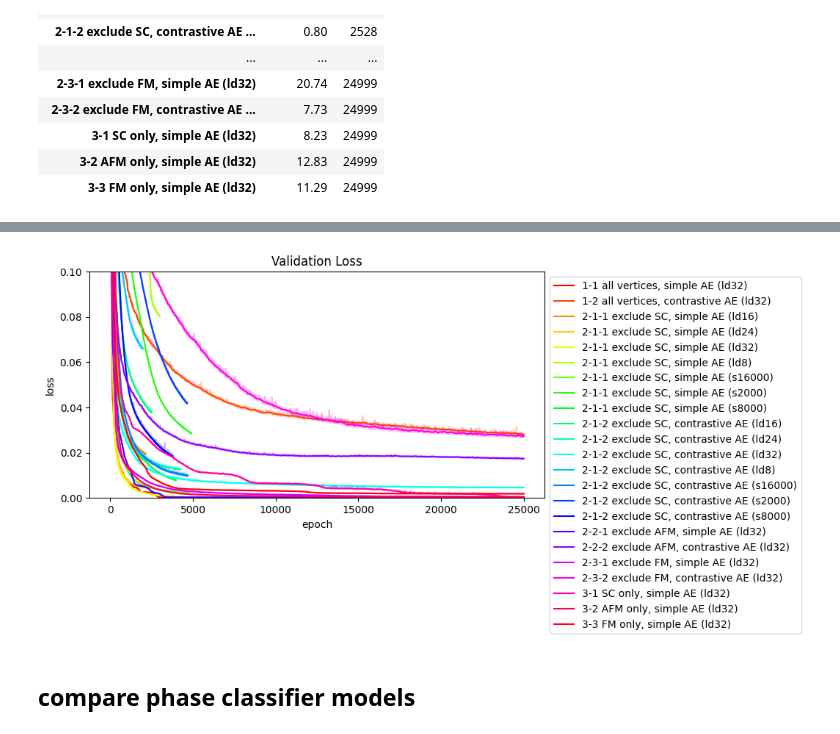
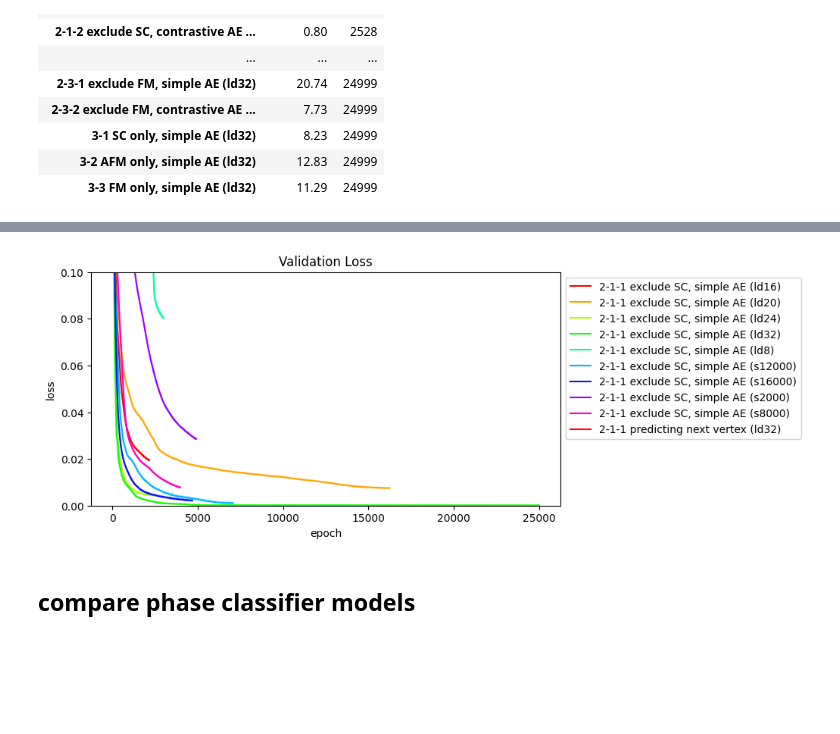
Before and after one commit to DanielSpringer/PhysML, a Jupyter notebook: notebooks/vertex/plot_results.ipynb, the cells around one changed output, grey strips where cells are left out. Drawn from its saved outputs; the diff is of its cells as text; code cells hidden in the pictures; blank space fills up the shorter version.

Commit message:
next-vertex model analysis

```diff
--- a/notebooks/vertex/plot_results.ipynb
+++ b/notebooks/vertex/plot_results.ipynb
@@ -168,3 +178,32 @@ tensorboard_stats
 | 3-1 SC only, simple AE (ld32) | 8.23 | 24999 |
 | 3-2 AFM only, simple AE (ld32) | 12.83 | 24999 |
 | 3-3 FM only, simple AE (ld32) | 11.29 | 24999 |
+# %%
+from pathlib import Path
+
+base_path = '/gpfs/data/fs71925/shepp123/PhysML/saves/vertex_24x6/run_results/'
+folders = sorted([f.name for f in Path(base_path).iterdir() if f.is_dir()])
+labels = {
+    '1_1': '1-1 all vertices, simple AE',
+    '1_2': '1-2 all vertices, contrastive AE',
+    '2_1_1': '2-1-1 exclude SC, simple AE',
+    '2_1_1_nextTp': '2-1-1 predicting next vertex',
+    '2_1_2': '2-1-2 exclude SC, contrastive AE',
+    '2_2_1': '2-2-1 exclude AFM, simple AE',
+    '2_2_2': '2-2-2 exclude AFM, contrastive AE',
+    '2_3_1': '2-3-1 exclude FM, simple AE',
+    '2_3_2': '2-3-2 exclude FM, contrastive AE',
+    '3_1': '3-1 SC only, simple AE',
+    '3_2': '3-2 AFM only, simple AE',
+    '3_3': '3-3 FM only, simple AE',
+}
+
+filtered_folders = folders  # set this to plot only some runs
+filtered_labels = []
+for f in filtered_folders:
+    fsplit = f.split('_')
+    pref, suff = '_'.join(fsplit[:-1]), fsplit[-1]
+    filtered_labels.append(f"{labels[pref]} ({suff})")
+tensorboard_data = vis.get_tensorboard_data(base_path, filtered_folders, filtered_labels)
+tensorboard_stats = vis.get_tensorboard_statistics(tensorboard_data)
+tensorboard_stats
@@ -171,7 +229,9 @@ tensorboard_stats
 # %%
-vis.plot_loss_progress(tensorboard_data.dropna(), labels, y_max=0.1, log=False)
+data = tensorboard_data.dropna()
+data = data[data['run'].str.startswith('2-1-1')]
+vis.plot_loss_progress(data, labels, y_max=0.1, log=False)
 # %% [output]
-[figure, old version]
+[figure, new version]
 # %% [markdown]
 ## compare phase classifier models
 # %%
```
Also changed, not shown: parts of 9 cells of this notebook, 14 other files.
